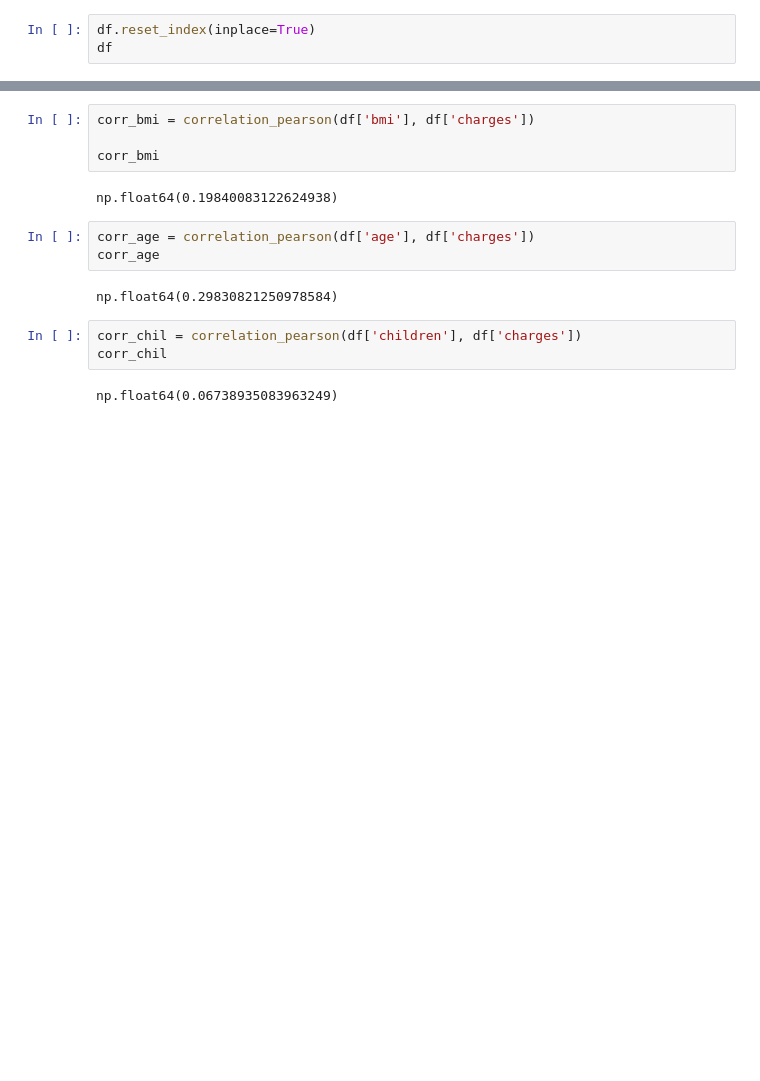
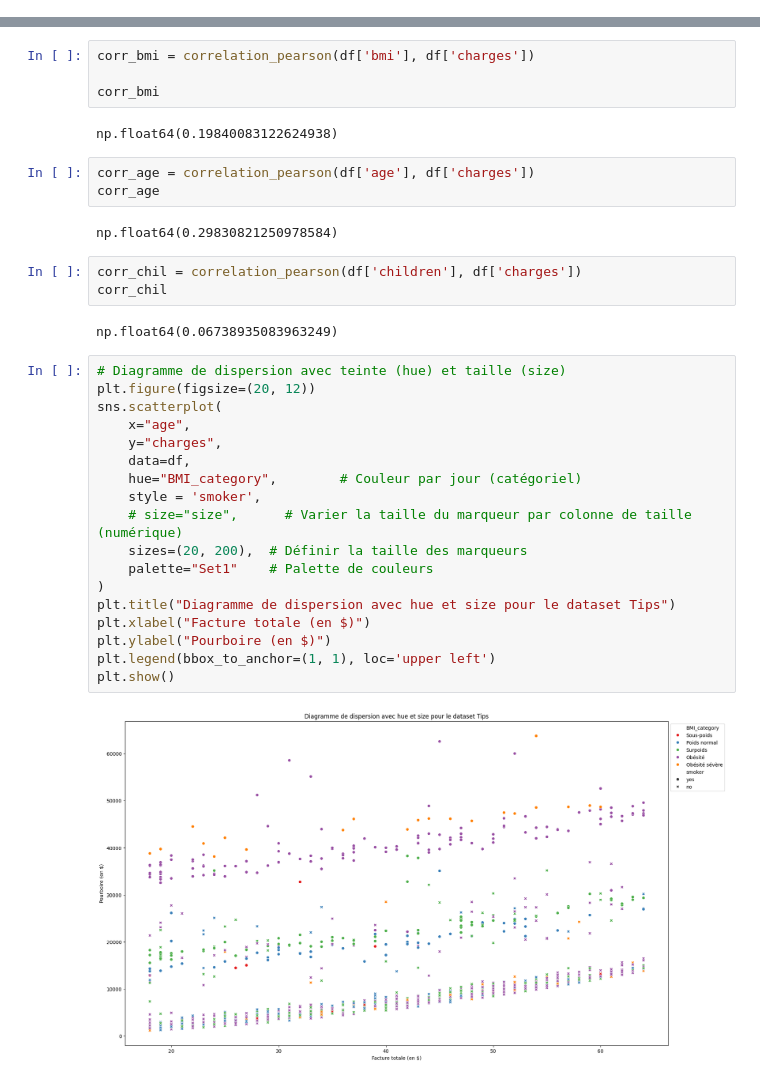
Before and after one commit to istaion/Assur_aimant, a Jupyter notebook: Hacene/analyse.ipynb, the cells around one changed output, grey strips where cells are left out. Saved outputs shown, nothing was run; the diff lists cells and outputs as text; blank space fills up the shorter version.

```diff
--- a/Hacene/analyse.ipynb
+++ b/Hacene/analyse.ipynb
@@ -95,3 +95,0 @@ Passing `palette` without assigning `hue` is deprecated and will be removed in v
-# %%
-df.reset_index(inplace=True)
-df
@@ -538,3 +539,23 @@ corr_chil = correlation_pearson(df['children'], df['charges'])
 corr_chil
 # %% [output]
 np.float64(0.06738935083963249)
+# %%
+# Diagramme de dispersion avec teinte (hue) et taille (size)
+plt.figure(figsize=(20, 12))
+sns.scatterplot(
+    x="age",
+    y="charges",
+    data=df,
+    hue="BMI_category",        # Couleur par jour (catégoriel)
+    style = 'smoker',
+    # size="size",      # Varier la taille du marqueur par colonne de taille (numérique)
+    sizes=(20, 200),  # Définir la taille des marqueurs
+    palette="Set1"    # Palette de couleurs
+)
+plt.title("Diagramme de dispersion avec hue et size pour le dataset Tips")
+plt.xlabel("Facture totale (en $)")
+plt.ylabel("Pourboire (en $)")
+plt.legend(bbox_to_anchor=(1, 1), loc='upper left')
+plt.show()
+# %% [output]
+[figure, added]
```
Also changed, not shown: parts of 11 cells of this notebook.
